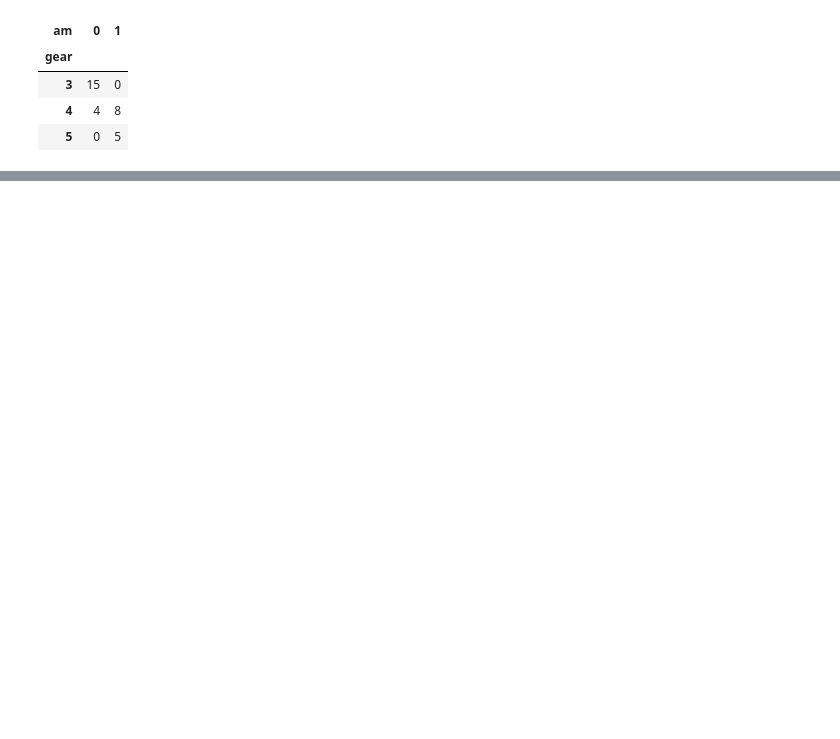
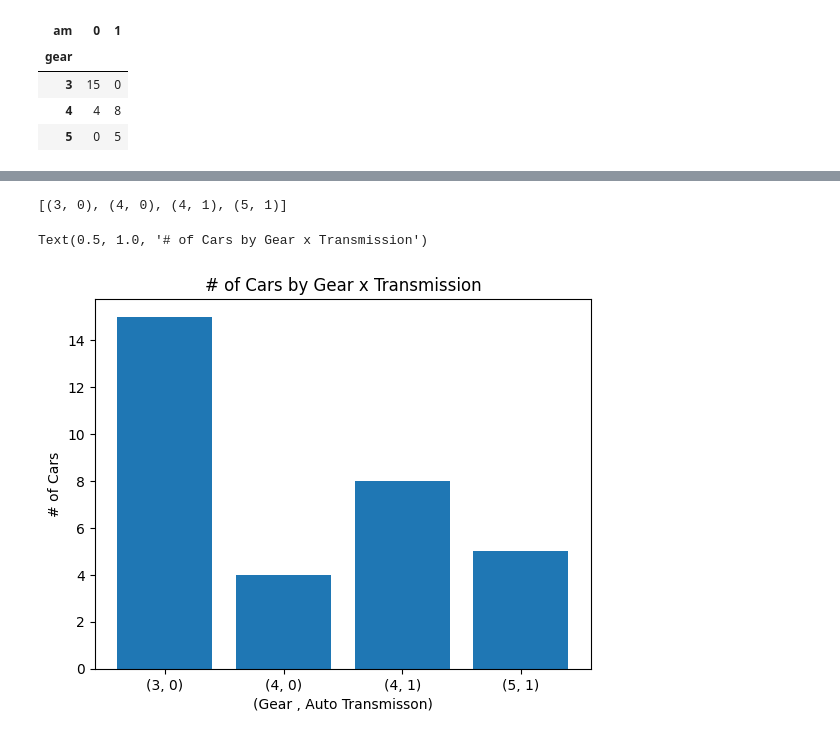
Before and after one commit to SanyaPark/Softeer-Bootcamp, a Jupyter notebook: missions/W1/M1.ipynb, the cells around one changed output, grey strips where cells are left out. Drawn from its saved outputs; the diff is of its cells as text; code cells hidden in the pictures; blank space fills up the shorter version.

```diff
--- a/missions/W1/M1.ipynb
+++ b/missions/W1/M1.ipynb
@@ -120,0 +133,7 @@ TypeError: only length-1 arrays can be converted to Python scalars
+# %%
+# mtcars[['am', 'gear']].groupby('gear')['am'].value_counts()
+mtcars['am'].astype(dtype=int)
+mtcars['gear'].astype(dtype=int)
+valCnt = mtcars[['am', 'gear']].groupby(['gear', 'am']).value_counts()
+valCnt=valCnt.to_frame()
+valCnt
@@ -120,0 +152,14 @@ TypeError: only length-1 arrays can be converted to Python scalars
+# %%
+[tuple(map(int, valCnt.iloc[i].name)) for i in range(len(valCnt))]
+# [valCnt['count'].iloc[i] for i in range(len(valCnt))]
+# %% [output]
+[(3, 0), (4, 0), (4, 1), (5, 1)]
+# %%
+plt.bar([str(tuple(map(int, valCnt.iloc[i].name))) for i in range(len(valCnt))]
+, [valCnt['count'].iloc[i] for i in range(len(valCnt))])
+plt.xlabel('(Gear , Auto Transmisson)')
+plt.ylabel('# of Cars')
+plt.title('# of Cars by Gear x Transmission')
+# %% [output]
+Text(0.5, 1.0, '# of Cars by Gear x Transmission')
+[figure, added]
```
Also changed, not shown: parts of 25 cells of this notebook.
